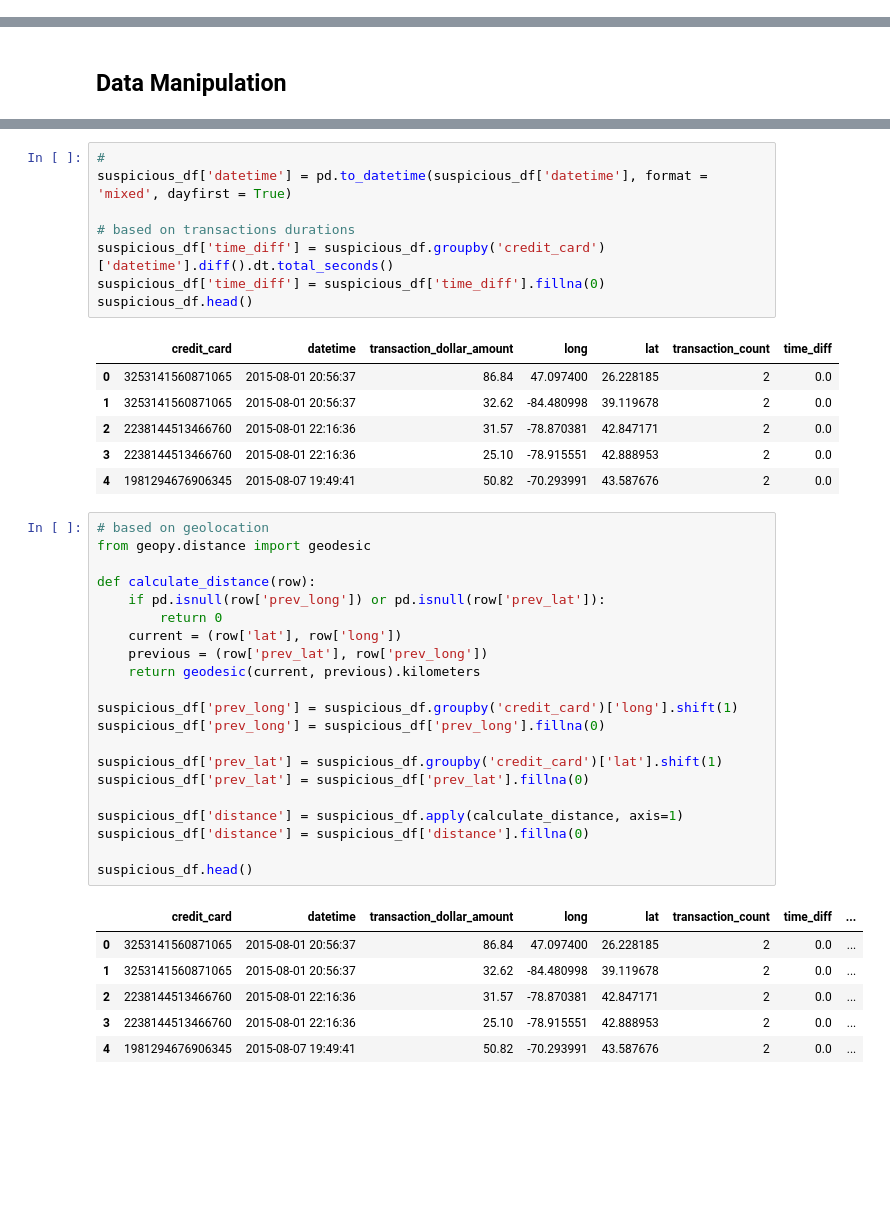
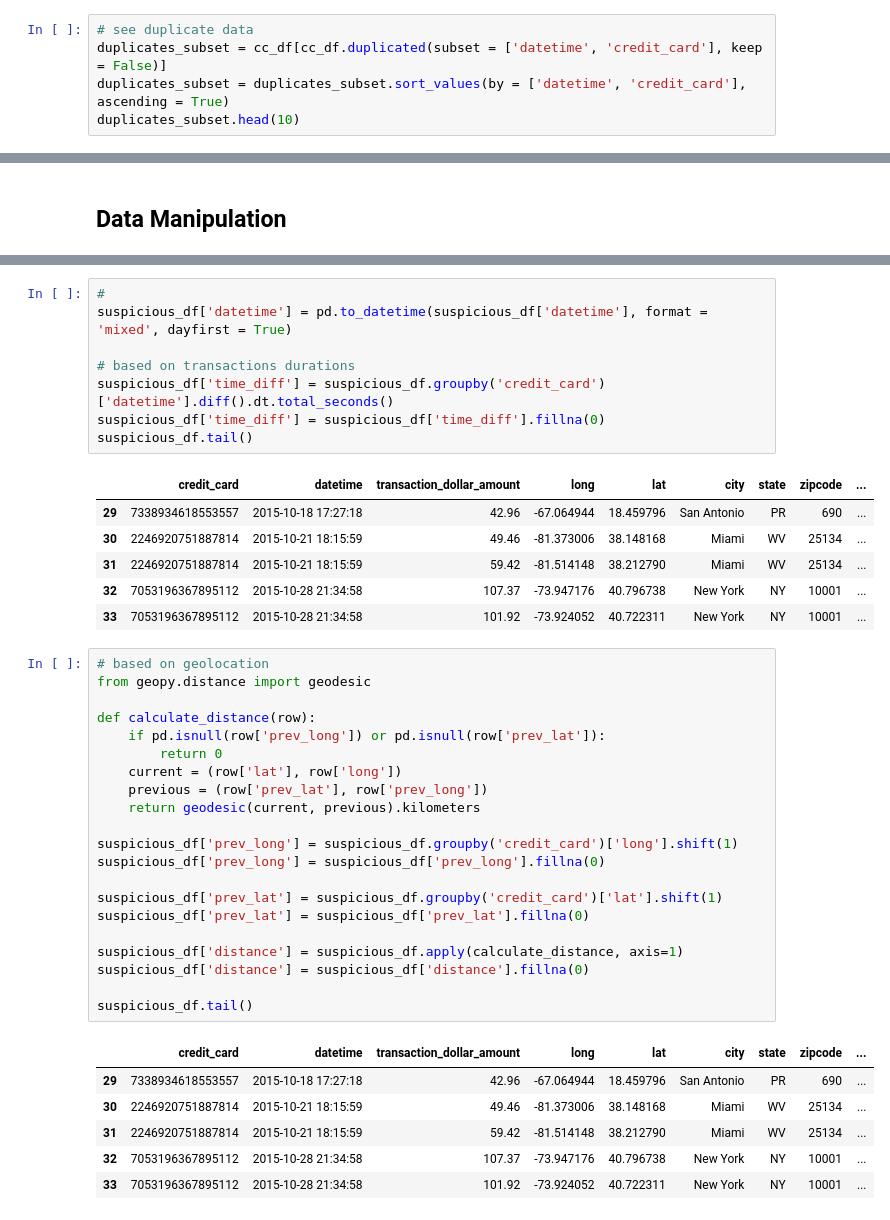
Before and after one commit to Pra5etya/Credit-Card-Fraud-Transactions, a Jupyter notebook: etl/data_preparation.ipynb, the cells around one changed output, grey strips where cells are left out. Cells and saved outputs as stored; diff of their text form; blank space fills up the shorter version.

```diff
--- a/etl/data_preparation.ipynb
+++ b/etl/data_preparation.ipynb
@@ -227,0 +260,5 @@ cc_df.head()
+# %%
+# see duplicate data
+duplicates_subset = cc_df[cc_df.duplicated(subset = ['datetime', 'credit_card'], keep = False)]
+duplicates_subset = duplicates_subset.sort_values(by = ['datetime', 'credit_card'], ascending = True)
+duplicates_subset.head(10)
@@ -316,42 +508,42 @@ suspicious_df['datetime'] = pd.to_datetime(suspicious_df['datetime'], format = '
 # based on transactions durations
 suspicious_df['time_diff'] = suspicious_df.groupby('credit_card')['datetime'].diff().dt.total_seconds()
 suspicious_df['time_diff'] = suspicious_df['time_diff'].fillna(0)
-suspicious_df.head()
+suspicious_df.tail()
 # %% [output]
-|  | credit_card | datetime | transaction_dollar_amount | long | lat | transaction_count | time_diff |
-| 0 | 3253141560871065 | 2015-08-01 20:56:37 | 86.84 | 47.097400 | 26.228185 | 2 | 0.0 |
-| 1 | 3253141560871065 | 2015-08-01 20:56:37 | 32.62 | -84.480998 | 39.119678 | 2 | 0.0 |
-| 2 | 2238144513466760 | 2015-08-01 22:16:36 | 31.57 | -78.870381 | 42.847171 | 2 | 0.0 |
-| 3 | 2238144513466760 | 2015-08-01 22:16:36 | 25.10 | -78.915551 | 42.888953 | 2 | 0.0 |
-| 4 | 1981294676906345 | 2015-08-07 19:49:41 | 50.82 | -70.293991 | 43.587676 | 2 | 0.0 |
+|  | credit_card | datetime | transaction_dollar_amount | long | lat | city | state | zipcode | ... |
+| 29 | 7338934618553557 | 2015-10-18 17:27:18 | 42.96 | -67.064944 | 18.459796 | San Antonio | PR | 690 | ... |
+| 30 | 2246920751887814 | 2015-10-21 18:15:59 | 49.46 | -81.373006 | 38.148168 | Miami | WV | 25134 | ... |
+| 31 | 2246920751887814 | 2015-10-21 18:15:59 | 59.42 | -81.514148 | 38.212790 | Miami | WV | 25134 | ... |
+| 32 | 7053196367895112 | 2015-10-28 21:34:58 | 107.37 | -73.947176 | 40.796738 | New York | NY | 10001 | ... |
+| 33 | 7053196367895112 | 2015-10-28 21:34:58 | 101.92 | -73.924052 | 40.722311 | New York | NY | 10001 | ... |
 # %%
 # based on geolocation
 from geopy.distance import geodesic
 
 def calculate_distance(row):
     if pd.isnull(row['prev_long']) or pd.isnull(row['prev_lat']):
         return 0
     current = (row['lat'], row['long'])
     previous = (row['prev_lat'], row['prev_long'])
     return geodesic(current, previous).kilometers
 
 suspicious_df['prev_long'] = suspicious_df.groupby('credit_card')['long'].shift(1)
 suspicious_df['prev_long'] = suspicious_df['prev_long'].fillna(0)
 
 suspicious_df['prev_lat'] = suspicious_df.groupby('credit_card')['lat'].shift(1)
 suspicious_df['prev_lat'] = suspicious_df['prev_lat'].fillna(0)
 
 suspicious_df['distance'] = suspicious_df.apply(calculate_distance, axis=1)
 suspicious_df['distance'] = suspicious_df['distance'].fillna(0)
 
-suspicious_df.head()
+suspicious_df.tail()
 # %% [output]
-|  | credit_card | datetime | transaction_dollar_amount | long | lat | transaction_count | time_diff | ... |
-| 0 | 3253141560871065 | 2015-08-01 20:56:37 | 86.84 | 47.097400 | 26.228185 | 2 | 0.0 | ... |
-| 1 | 3253141560871065 | 2015-08-01 20:56:37 | 32.62 | -84.480998 | 39.119678 | 2 | 0.0 | ... |
-| 2 | 2238144513466760 | 2015-08-01 22:16:36 | 31.57 | -78.870381 | 42.847171 | 2 | 0.0 | ... |
-| 3 | 2238144513466760 | 2015-08-01 22:16:36 | 25.10 | -78.915551 | 42.888953 | 2 | 0.0 | ... |
-| 4 | 1981294676906345 | 2015-08-07 19:49:41 | 50.82 | -70.293991 | 43.587676 | 2 | 0.0 | ... |
+|  | credit_card | datetime | transaction_dollar_amount | long | lat | city | state | zipcode | ... |
+| 29 | 7338934618553557 | 2015-10-18 17:27:18 | 42.96 | -67.064944 | 18.459796 | San Antonio | PR | 690 | ... |
+| 30 | 2246920751887814 | 2015-10-21 18:15:59 | 49.46 | -81.373006 | 38.148168 | Miami | WV | 25134 | ... |
+| 31 | 2246920751887814 | 2015-10-21 18:15:59 | 59.42 | -81.514148 | 38.212790 | Miami | WV | 25134 | ... |
+| 32 | 7053196367895112 | 2015-10-28 21:34:58 | 107.37 | -73.947176 | 40.796738 | New York | NY | 10001 | ... |
+| 33 | 7053196367895112 | 2015-10-28 21:34:58 | 101.92 | -73.924052 | 40.722311 | New York | NY | 10001 | ... |
 # %%
 anomaly_geo_transactions = suspicious_df[(suspicious_df['distance'] > 500) & (suspicious_df['time_diff'] < 3600)]
 anomaly_geo_transactions
```
Also changed, not shown: parts of 27 cells of this notebook, 2 other files.
